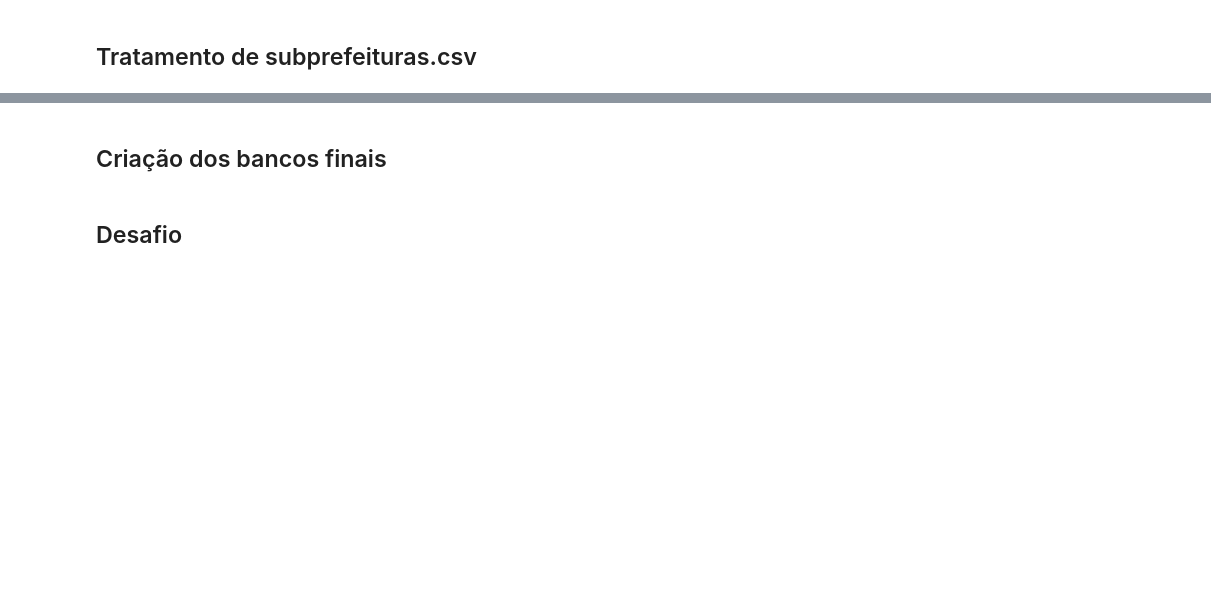
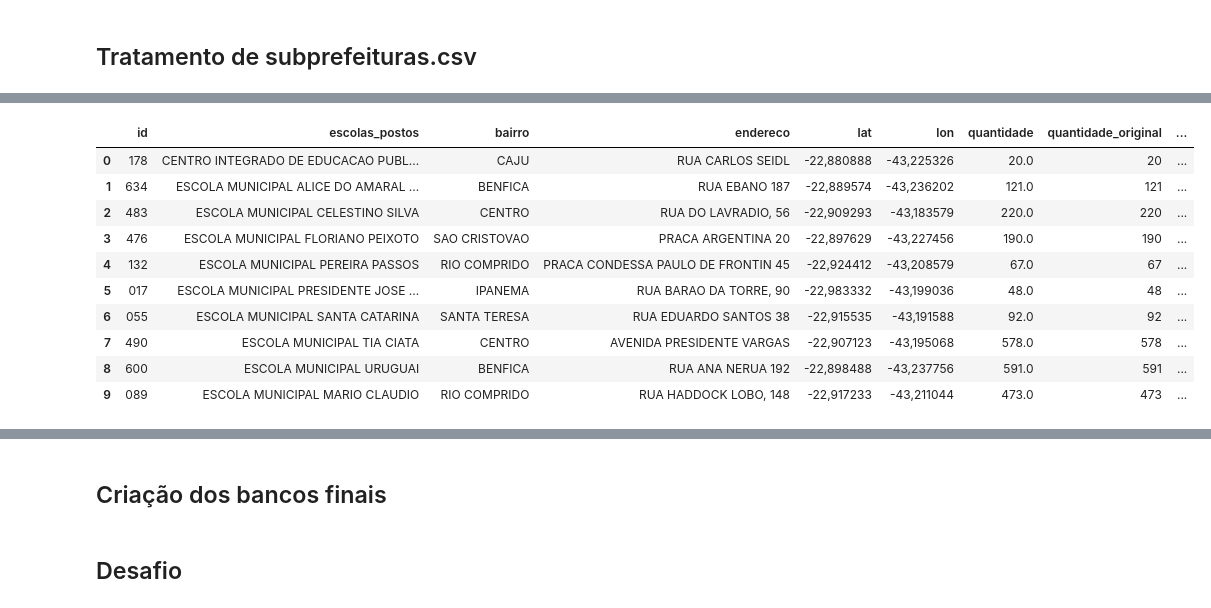
Before and after one commit to olimaandreza/pyhton-projeto-tratamento-dados, a Jupyter notebook: projeto.ipynb, the cells around one changed output, grey strips where cells are left out. Cells and saved outputs as stored; diff of their text form; code cells hidden in the pictures; blank space fills up the shorter version.

```diff
--- a/projeto.ipynb
+++ b/projeto.ipynb
@@ -406,0 +468,3 @@ array(['RUA CARLOS SEIDL ', 'RUA EBANO 187', 'RUA DO LAVRADIO, 56',
+# %%
+df_material_didatico.columns = df_material_didatico.columns.str.lower()
+df_material_didatico.columns
@@ -407,2 +473,14 @@ array(['RUA CARLOS SEIDL ', 'RUA EBANO 187', 'RUA DO LAVRADIO, 56',
+# %%
+# nova coluna 'Quantidade_original' com os valores originais para manter histórico
+df_material_didatico['quantidade_original'] = df_material_didatico['quantidade']
+
+# retirando possiveis valores com aspas
+df_material_didatico['quantidade'] = df_material_didatico['quantidade'].str.replace("'", '')
+
+# convertendo para numerico / NaN para valores não numéricos
+df_material_didatico['quantidade'] = pd.to_numeric(df_material_didatico['quantidade'], errors='coerce')
 # %% [markdown]
 ## Tratamento de subprefeituras.csv
+# %%
+df_subprefeituras = pd.read_csv("./subprefeituras.csv", sep=",")
+df_subprefeituras
@@ -408,0 +534,15 @@ array(['RUA CARLOS SEIDL ', 'RUA EBANO 187', 'RUA DO LAVRADIO, 56',
+# %%
+bigtable = pd.merge(bigtable, df_subprefeituras, left_on="bairro", right_on="nome", how="left")
+bigtable.head(10)
+# %% [output]
+|  | id | escolas_postos | bairro | endereco | lat | lon | quantidade | quantidade_original | ... |
+| 0 | 178 | CENTRO INTEGRADO DE EDUCACAO PUBL... | CAJU | RUA CARLOS SEIDL | -22,880888 | -43,225326 | 20.0 | 20 | ... |
+| 1 | 634 | ESCOLA MUNICIPAL ALICE DO AMARAL ... | BENFICA | RUA EBANO 187 | -22,889574 | -43,236202 | 121.0 | 121 | ... |
+| 2 | 483 | ESCOLA MUNICIPAL CELESTINO SILVA | CENTRO | RUA DO LAVRADIO, 56 | -22,909293 | -43,183579 | 220.0 | 220 | ... |
+| 3 | 476 | ESCOLA MUNICIPAL FLORIANO PEIXOTO | SAO CRISTOVAO | PRACA ARGENTINA 20 | -22,897629 | -43,227456 | 190.0 | 190 | ... |
+| 4 | 132 | ESCOLA MUNICIPAL PEREIRA PASSOS | RIO COMPRIDO | PRACA CONDESSA PAULO DE FRONTIN 45 | -22,924412 | -43,208579 | 67.0 | 67 | ... |
+| 5 | 017 | ESCOLA MUNICIPAL PRESIDENTE JOSE ... | IPANEMA | RUA BARAO DA TORRE, 90 | -22,983332 | -43,199036 | 48.0 | 48 | ... |
+| 6 | 055 | ESCOLA MUNICIPAL SANTA CATARINA | SANTA TERESA | RUA EDUARDO SANTOS 38 | -22,915535 | -43,191588 | 92.0 | 92 | ... |
+| 7 | 490 | ESCOLA MUNICIPAL TIA CIATA | CENTRO | AVENIDA PRESIDENTE VARGAS | -22,907123 | -43,195068 | 578.0 | 578 | ... |
+| 8 | 600 | ESCOLA MUNICIPAL URUGUAI | BENFICA | RUA ANA NERUA 192 | -22,898488 | -43,237756 | 591.0 | 591 | ... |
+| 9 | 089 | ESCOLA MUNICIPAL MARIO CLAUDIO | RIO COMPRIDO | RUA HADDOCK LOBO, 148 | -22,917233 | -43,211044 | 473.0 | 473 | ... |
```
Also changed, not shown: parts of 22 cells of this notebook.
